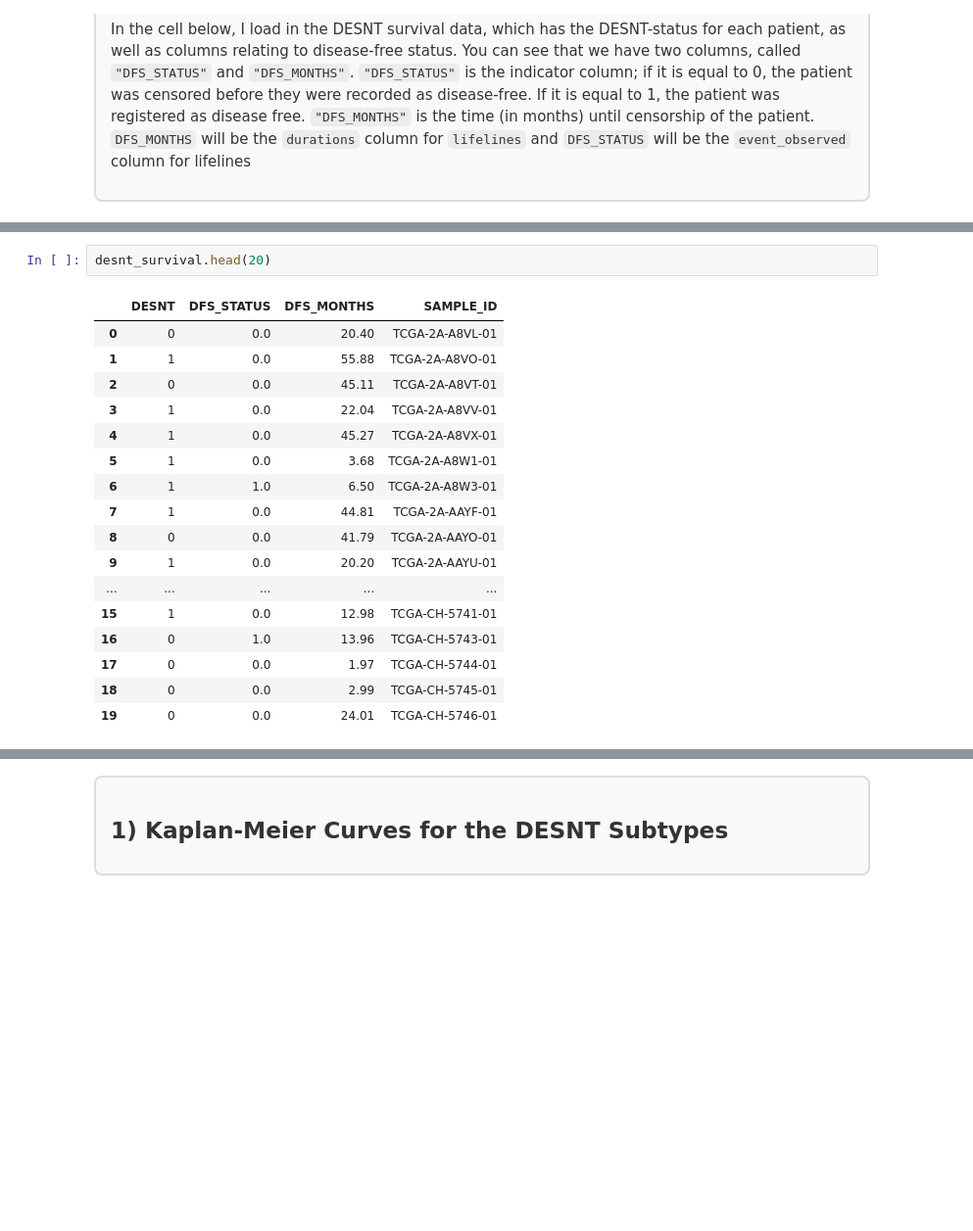
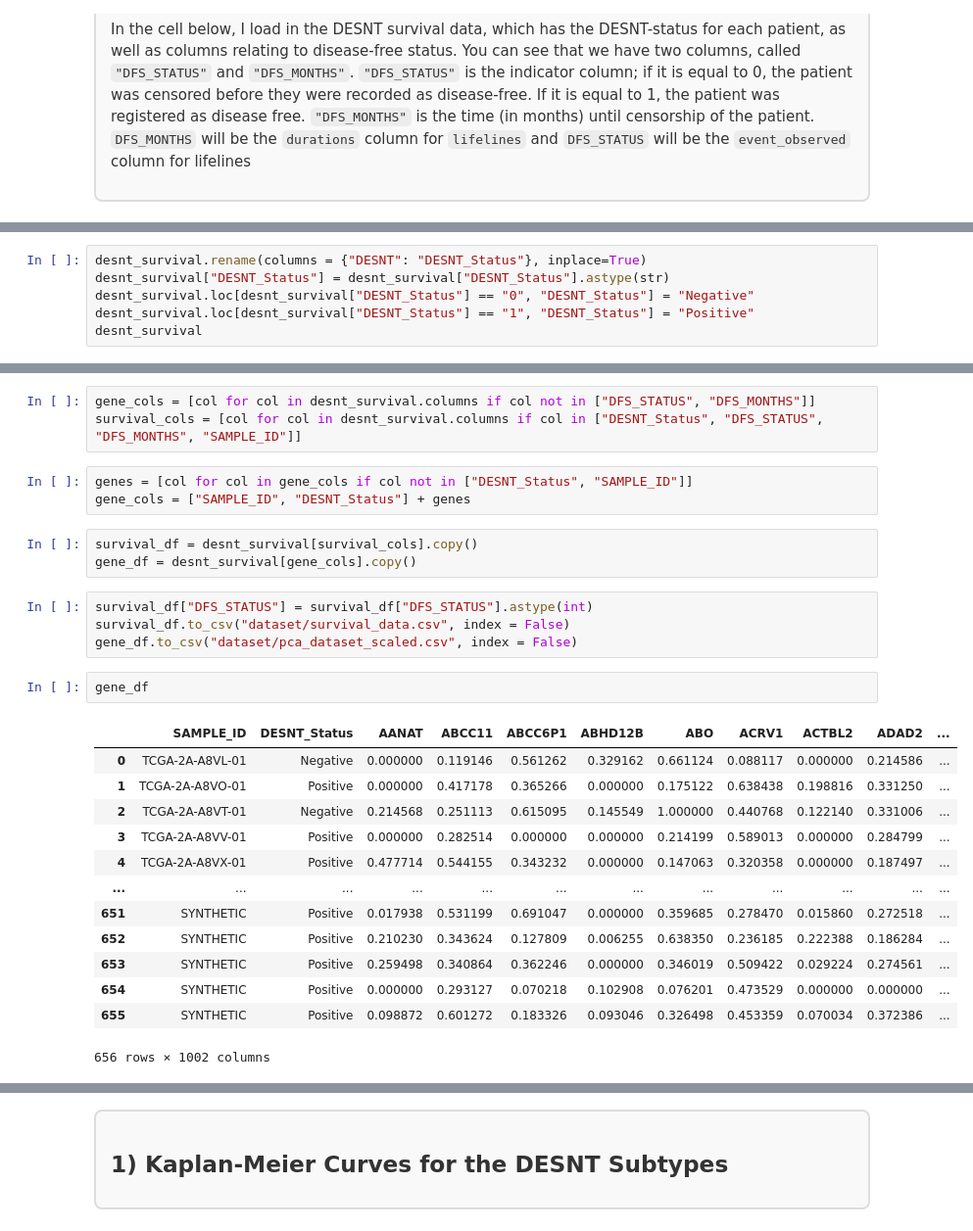
Before and after one commit to griffinfarrow/OXCEP-Precision-Dental-Medicine, a Jupyter notebook: course_content/short_course/session_3/survival_analysis.ipynb, the cells around one changed output, grey strips where cells are left out. Shown: that part at 98% size. Saved outputs shown, nothing was run; the diff lists cells and outputs as text; blank space fills up the shorter version.

Commit message:
update homework 2 and dataset

```diff
--- a/course_content/short_course/session_3/survival_analysis.ipynb
+++ b/course_content/short_course/session_3/survival_analysis.ipynb
@@ -99,0 +100,6 @@ desnt_survival = pd.read_csv("dataset/desnt_survival.csv").iloc[:,-4:]
+# %%
+desnt_survival.rename(columns = {"DESNT": "DESNT_Status"}, inplace=True)
+desnt_survival["DESNT_Status"] = desnt_survival["DESNT_Status"].astype(str)
+desnt_survival.loc[desnt_survival["DESNT_Status"] == "0", "DESNT_Status"] = "Negative"
+desnt_survival.loc[desnt_survival["DESNT_Status"] == "1", "DESNT_Status"] = "Positive"
+desnt_survival
@@ -100,20 +120,29 @@ desnt_survival = pd.read_csv("dataset/desnt_survival.csv").iloc[:,-4:]
+# %%
+gene_cols = [col for col in desnt_survival.columns if col not in ["DFS_STATUS", "DFS_MONTHS"]]
+survival_cols = [col for col in desnt_survival.columns if col in ["DESNT_Status", "DFS_STATUS", "DFS_MONTHS", "SAMPLE_ID"]]
+# %%
+genes = [col for col in gene_cols if col not in ["DESNT_Status", "SAMPLE_ID"]]
+gene_cols = ["SAMPLE_ID", "DESNT_Status"] + genes
+# %%
+survival_df = desnt_survival[survival_cols].copy()
+gene_df = desnt_survival[gene_cols].copy()
+# %%
+survival_df["DFS_STATUS"] = survival_df["DFS_STATUS"].astype(int)
+survival_df.to_csv("dataset/survival_data.csv", index = False)
+gene_df.to_csv("dataset/pca_dataset_scaled.csv", index = False)
 # %%
-desnt_survival.head(20)
+gene_df
 # %% [output]
-|  | DESNT | DFS_STATUS | DFS_MONTHS | SAMPLE_ID |
-| 0 | 0 | 0.0 | 20.40 | TCGA-2A-A8VL-01 |
-| 1 | 1 | 0.0 | 55.88 | TCGA-2A-A8VO-01 |
-| 2 | 0 | 0.0 | 45.11 | TCGA-2A-A8VT-01 |
-| 3 | 1 | 0.0 | 22.04 | TCGA-2A-A8VV-01 |
-| 4 | 1 | 0.0 | 45.27 | TCGA-2A-A8VX-01 |
-| 5 | 1 | 0.0 | 3.68 | TCGA-2A-A8W1-01 |
-| 6 | 1 | 1.0 | 6.50 | TCGA-2A-A8W3-01 |
-| 7 | 1 | 0.0 | 44.81 | TCGA-2A-AAYF-01 |
-| 8 | 0 | 0.0 | 41.79 | TCGA-2A-AAYO-01 |
-| 9 | 1 | 0.0 | 20.20 | TCGA-2A-AAYU-01 |
-| ... | ... | ... | ... | ... |
-| 15 | 1 | 0.0 | 12.98 | TCGA-CH-5741-01 |
-| 16 | 0 | 1.0 | 13.96 | TCGA-CH-5743-01 |
-| 17 | 0 | 0.0 | 1.97 | TCGA-CH-5744-01 |
-| 18 | 0 | 0.0 | 2.99 | TCGA-CH-5745-01 |
-| 19 | 0 | 0.0 | 24.01 | TCGA-CH-5746-01 |
+|  | SAMPLE_ID | DESNT_Status | AANAT | ABCC11 | ABCC6P1 | ABHD12B | ABO | ACRV1 | ACTBL2 | ADAD2 | ... |
+| 0 | TCGA-2A-A8VL-01 | Negative | 0.000000 | 0.119146 | 0.561262 | 0.329162 | 0.661124 | 0.088117 | 0.000000 | 0.214586 | ... |
+| 1 | TCGA-2A-A8VO-01 | Positive | 0.000000 | 0.417178 | 0.365266 | 0.000000 | 0.175122 | 0.638438 | 0.198816 | 0.331250 | ... |
+| 2 | TCGA-2A-A8VT-01 | Negative | 0.214568 | 0.251113 | 0.615095 | 0.145549 | 1.000000 | 0.440768 | 0.122140 | 0.331006 | ... |
+| 3 | TCGA-2A-A8VV-01 | Positive | 0.000000 | 0.282514 | 0.000000 | 0.000000 | 0.214199 | 0.589013 | 0.000000 | 0.284799 | ... |
+| 4 | TCGA-2A-A8VX-01 | Positive | 0.477714 | 0.544155 | 0.343232 | 0.000000 | 0.147063 | 0.320358 | 0.000000 | 0.187497 | ... |
+| ... | ... | ... | ... | ... | ... | ... | ... | ... | ... | ... | ... |
+| 651 | SYNTHETIC | Positive | 0.017938 | 0.531199 | 0.691047 | 0.000000 | 0.359685 | 0.278470 | 0.015860 | 0.272518 | ... |
+| 652 | SYNTHETIC | Positive | 0.210230 | 0.343624 | 0.127809 | 0.006255 | 0.638350 | 0.236185 | 0.222388 | 0.186284 | ... |
+| 653 | SYNTHETIC | Positive | 0.259498 | 0.340864 | 0.362246 | 0.000000 | 0.346019 | 0.509422 | 0.029224 | 0.274561 | ... |
+| 654 | SYNTHETIC | Positive | 0.000000 | 0.293127 | 0.070218 | 0.102908 | 0.076201 | 0.473529 | 0.000000 | 0.000000 | ... |
+| 655 | SYNTHETIC | Positive | 0.098872 | 0.601272 | 0.183326 | 0.093046 | 0.326498 | 0.453359 | 0.070034 | 0.372386 | ... |
+656 rows × 1002 columns
```
Also changed, not shown: parts of 4 cells of this notebook, 2 other files.
